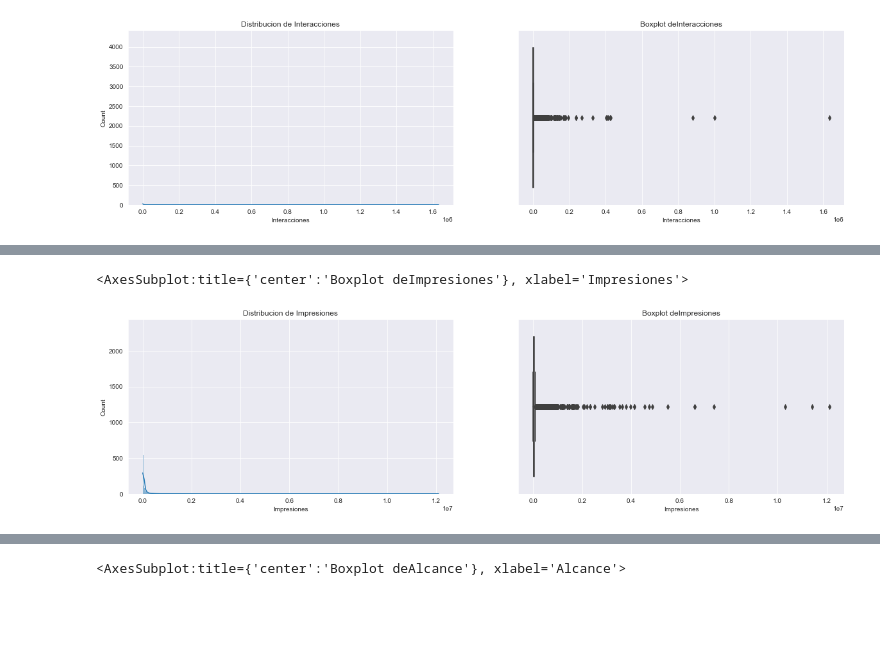
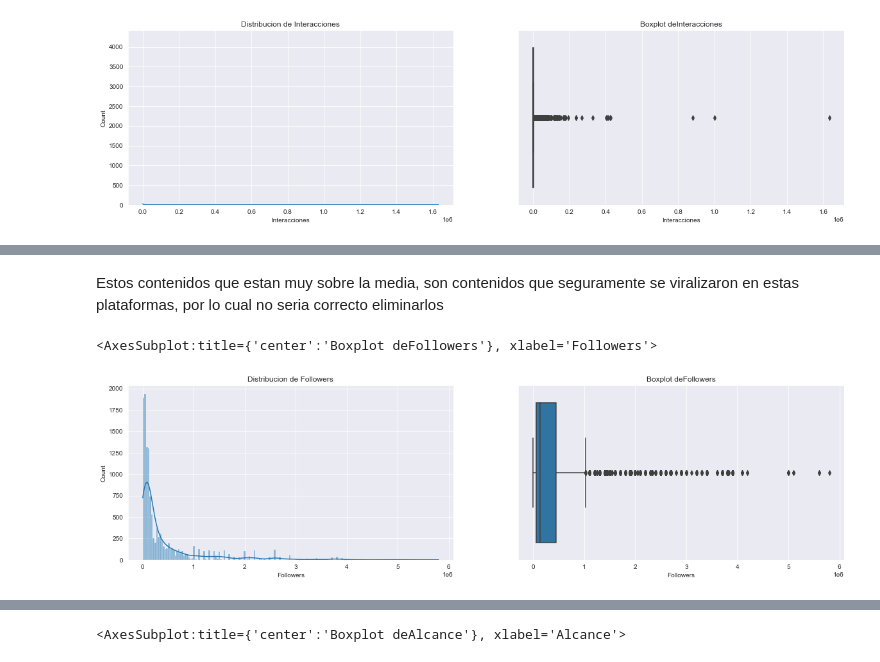
Before and after one commit to agustinajaz/tpfinal, a Jupyter notebook: trabajo_practico/trabajo_practico.ipynb, the cells around one changed output, grey strips where cells are left out. Cells and saved outputs as stored; diff of their text form; code cells hidden in the pictures; blank space fills up the shorter version.

```diff
--- a/trabajo_practico/trabajo_practico.ipynb
+++ b/trabajo_practico/trabajo_practico.ipynb
@@ -580,0 +629,2 @@ La hipotesis para este trabajo es que el alcance que consigue un contenido esta
+# %%
+data_resultados_2 = data_resultados.copy()
@@ -587,0 +647,6 @@ Index(['Followers', 'Alcance', 'Impresiones', 'Interacciones', 'reach/foll',
+# %%
+variables_seleccionadas = ['Alcance', 'Servicio',
+                      'Followers',
+                     'Interacciones',
+                     'Plataforma']
+data_resultados_2 = data_resultados_2[variables_seleccionadas].copy()
@@ -601,13 +696,15 @@ sns.boxplot(data = data_resultados, x = f"{variable}", ax=ax[1])
+# %% [markdown]
+Estos contenidos que estan muy sobre la media, son contenidos que seguramente se viralizaron en estas plataformas, por lo cual no seria correcto eliminarlos
 # %%
-variable = 'Impresiones'
+variable = 'Followers'
 
 fig, ax = plt.subplots(1,2,figsize=(20,5))
 
 ax[0].set_title(f"Distribucion de {variable}")
-sns.histplot(data = data_resultados, x = f"{variable}", kde=True, ax = ax[0])
+sns.histplot(data = data_resultados_2, x = f"{variable}", kde=True, ax = ax[0])
 
 ax[1].set_title(f"Boxplot de{variable}")
-sns.boxplot(data = data_resultados, x = f"{variable}", ax=ax[1])
+sns.boxplot(data = data_resultados_2, x = f"{variable}", ax=ax[1])
 # %% [output]
-<AxesSubplot:title={'center':'Boxplot deImpresiones'}, xlabel='Impresiones'>
+<AxesSubplot:title={'center':'Boxplot deFollowers'}, xlabel='Followers'>
-[figure, old version]
+[figure, new version]
```
Also changed, not shown: parts of 120 cells of this notebook, 1 other file.
